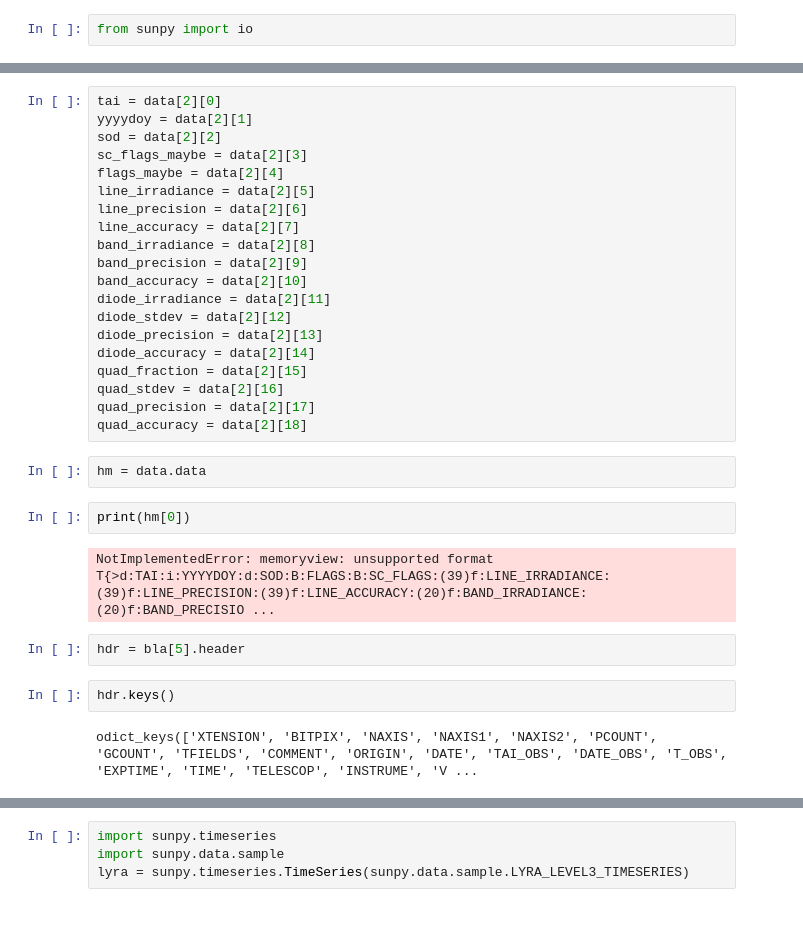
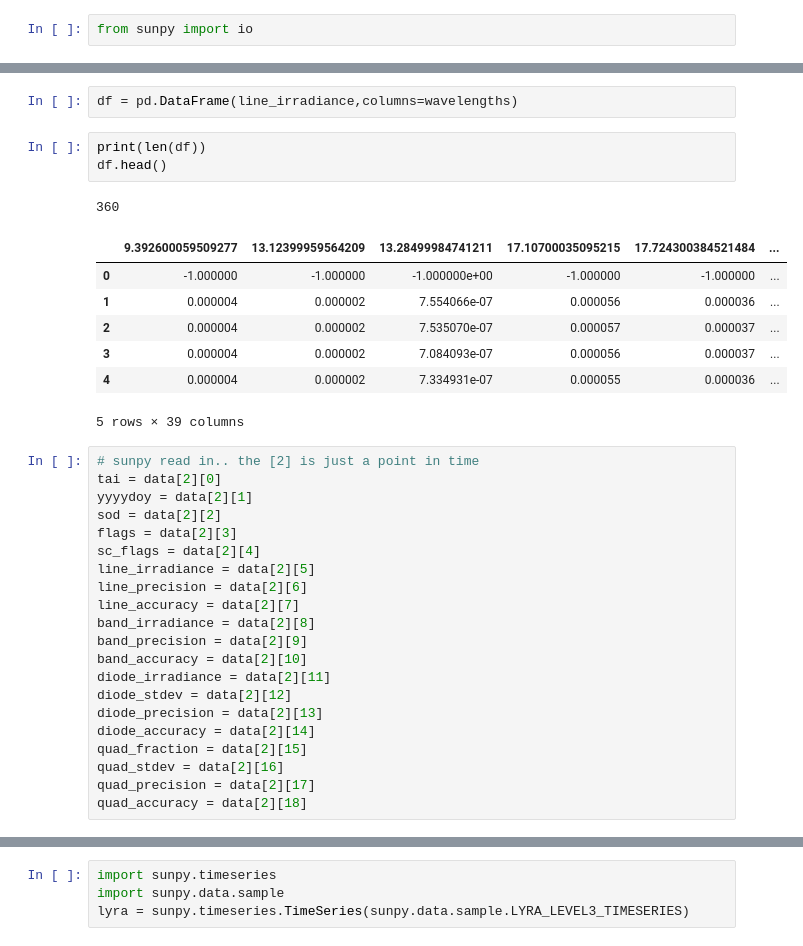
Before and after one commit to jmason86/James-s-EVE-Dimming-Index-JEDI, a Jupyter notebook: prototype_get_sdo_eve_lines_data.ipynb, the cells around one changed output, grey strips where cells are left out. Drawn from its saved outputs; the diff is of its cells as text; blank space fills up the shorter version.

```diff
--- a/prototype_get_sdo_eve_lines_data.ipynb
+++ b/prototype_get_sdo_eve_lines_data.ipynb
@@ -117,9 +122,24 @@ data.shape
+# %%
+df = pd.DataFrame(line_irradiance,columns=wavelengths)
+# %%
+print(len(df))
+df.head()
+# %% [output]
+360
+|  | 9.392600059509277 | 13.12399959564209 | 13.28499984741211 | 17.10700035095215 | 17.724300384521484 | ... |
+| 0 | -1.000000 | -1.000000 | -1.000000e+00 | -1.000000 | -1.000000 | ... |
+| 1 | 0.000004 | 0.000002 | 7.554066e-07 | 0.000056 | 0.000036 | ... |
+| 2 | 0.000004 | 0.000002 | 7.535070e-07 | 0.000057 | 0.000037 | ... |
+| 3 | 0.000004 | 0.000002 | 7.084093e-07 | 0.000056 | 0.000037 | ... |
+| 4 | 0.000004 | 0.000002 | 7.334931e-07 | 0.000055 | 0.000036 | ... |
+5 rows × 39 columns
 # %%
+# sunpy read in.. the [2] is just a point in time
 tai = data[2][0]
 yyyydoy = data[2][1]
 sod = data[2][2]
-sc_flags_maybe = data[2][3]
-flags_maybe = data[2][4]
+flags = data[2][3]
+sc_flags = data[2][4]
 line_irradiance = data[2][5]
 line_precision = data[2][6]
 line_accuracy = data[2][7]
@@ -134,15 +154,3 @@ quad_fraction = data[2][15]
 quad_stdev = data[2][16]
 quad_precision = data[2][17]
 quad_accuracy = data[2][18]
-# %%
-hm = data.data
-# %%
-print(hm[0])
-# %% [output]
-NotImplementedError: memoryview: unsupported format T{>d:TAI:i:YYYYDOY:d:SOD:B:FLAGS:B:SC_FLAGS:(39)f:LINE_IRRADIANCE:(39)f:LINE_PRECISION:(39)f:LINE_ACCURACY:(20)f:BAND_IRRADIANCE:(20)f:BAND_PRECISIO ...
-# %%
-hdr = bla[5].header
-# %%
-hdr.keys()
-# %% [output]
-odict_keys(['XTENSION', 'BITPIX', 'NAXIS', 'NAXIS1', 'NAXIS2', 'PCOUNT', 'GCOUNT', 'TFIELDS', 'COMMENT', 'ORIGIN', 'DATE', 'TAI_OBS', 'DATE_OBS', 'T_OBS', 'EXPTIME', 'TIME', 'TELESCOP', 'INSTRUME', 'V ...
```
Also changed, not shown: parts of 17 cells of this notebook.
